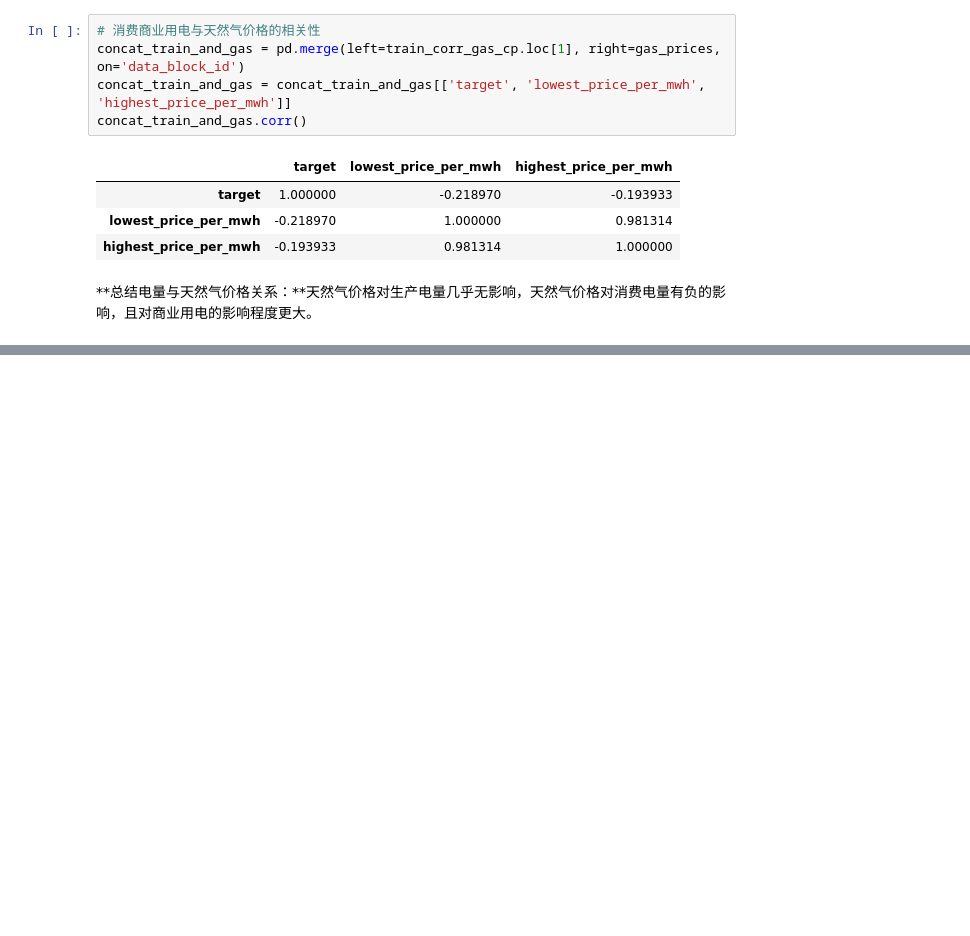
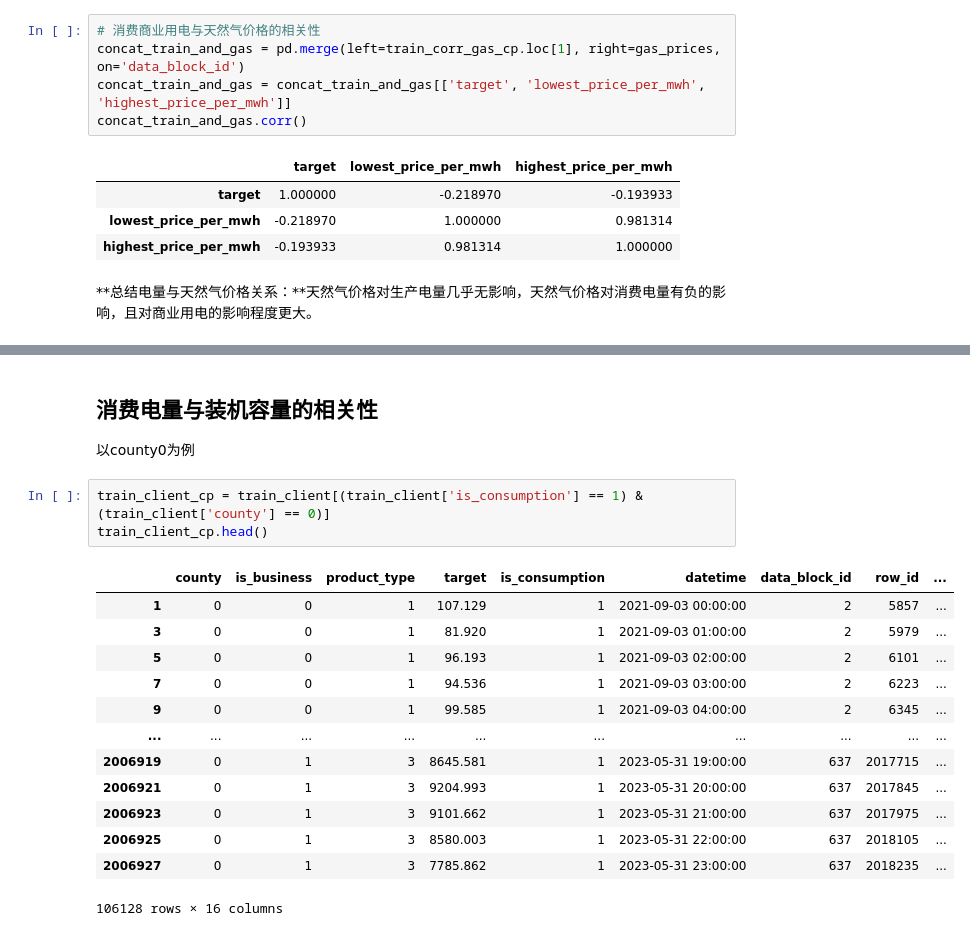
Before and after one commit to Accoutant/kaggle_competition, a Jupyter notebook: data_process/data_analysis_for_train.ipynb, the cells around one changed output, grey strips where cells are left out. Cells and saved outputs as stored; diff of their text form; blank space fills up the shorter version.

```diff
--- a/data_process/data_analysis_for_train.ipynb
+++ b/data_process/data_analysis_for_train.ipynb
@@ -290,0 +305,20 @@ concat_train_and_gas.corr()
+# %% [markdown]
+## 消费电量与装机容量的相关性
+以county0为例
+# %%
+train_client_cp = train_client[(train_client['is_consumption'] == 1) & (train_client['county'] == 0)]
+train_client_cp.head()
+# %% [output]
+|  | county | is_business | product_type | target | is_consumption | datetime | data_block_id | row_id | ... |
+| 1 | 0 | 0 | 1 | 107.129 | 1 | 2021-09-03 00:00:00 | 2 | 5857 | ... |
+| 3 | 0 | 0 | 1 | 81.920 | 1 | 2021-09-03 01:00:00 | 2 | 5979 | ... |
+| 5 | 0 | 0 | 1 | 96.193 | 1 | 2021-09-03 02:00:00 | 2 | 6101 | ... |
+| 7 | 0 | 0 | 1 | 94.536 | 1 | 2021-09-03 03:00:00 | 2 | 6223 | ... |
+| 9 | 0 | 0 | 1 | 99.585 | 1 | 2021-09-03 04:00:00 | 2 | 6345 | ... |
+| ... | ... | ... | ... | ... | ... | ... | ... | ... | ... |
+| 2006919 | 0 | 1 | 3 | 8645.581 | 1 | 2023-05-31 19:00:00 | 637 | 2017715 | ... |
+| 2006921 | 0 | 1 | 3 | 9204.993 | 1 | 2023-05-31 20:00:00 | 637 | 2017845 | ... |
+| 2006923 | 0 | 1 | 3 | 9101.662 | 1 | 2023-05-31 21:00:00 | 637 | 2017975 | ... |
+| 2006925 | 0 | 1 | 3 | 8580.003 | 1 | 2023-05-31 22:00:00 | 637 | 2018105 | ... |
+| 2006927 | 0 | 1 | 3 | 7785.862 | 1 | 2023-05-31 23:00:00 | 637 | 2018235 | ... |
+106128 rows × 16 columns
```
Also changed, not shown: parts of 8 cells of this notebook.
